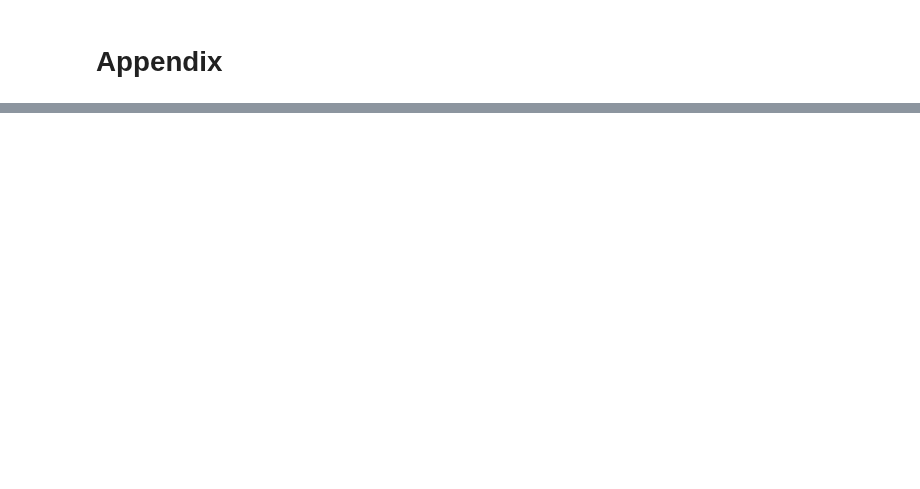
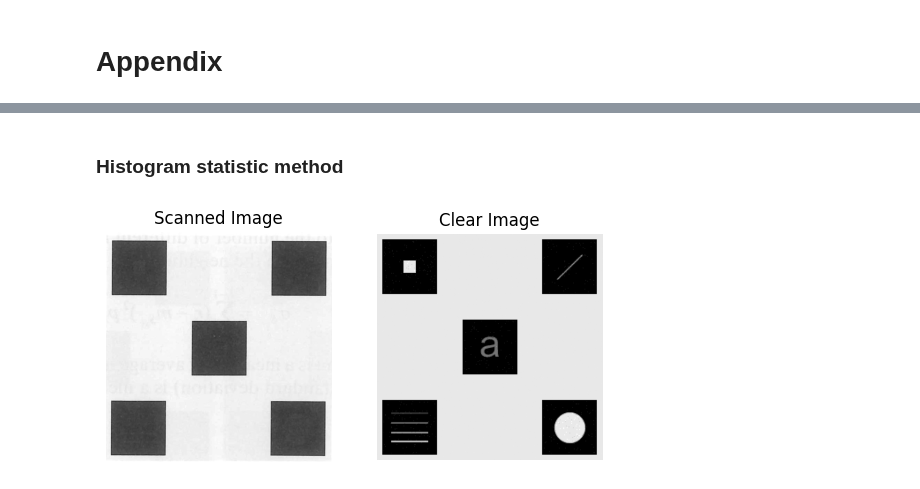
Before and after one commit to Vincent-Lien/NYCU_DIP_2024, a Jupyter notebook: HW3-2/HW3_2_code.ipynb, the cells around one changed output, grey strips where cells are left out. Saved outputs shown, nothing was run; the diff lists cells and outputs as text; code cells hidden in the pictures; blank space fills up the shorter version.

Commit message:
update supplement methods

```diff
--- a/HW3-2/HW3_2_code.ipynb
+++ b/HW3-2/HW3_2_code.ipynb
@@ -91,0 +91,11 @@ array([[227, 227, 227, ..., 227, 227, 227],
+# %%
+def compareImages(image1, image2, img1_name, img2_name):
+    plt.subplot(121)
+    plt.imshow(image1, cmap='gray')
+    plt.title(img1_name)
+    plt.axis('off')
+    plt.subplot(122)
+    plt.imshow(image2, cmap='gray')
+    plt.title(img2_name)
+    plt.axis('off')
+    plt.show()
@@ -91,0 +111,7 @@ array([[227, 227, 227, ..., 227, 227, 227],
+# %% [markdown]
+### Histogram statistic method
+# %%
+statistic_img2 = histStatistic(image=img2)
+compareImages(statistic_img2, statistic_img, 'Scanned Image', 'Clear Image')
+# %% [output]
+[figure, added]
```
Also changed, not shown: parts of 14 cells of this notebook.
